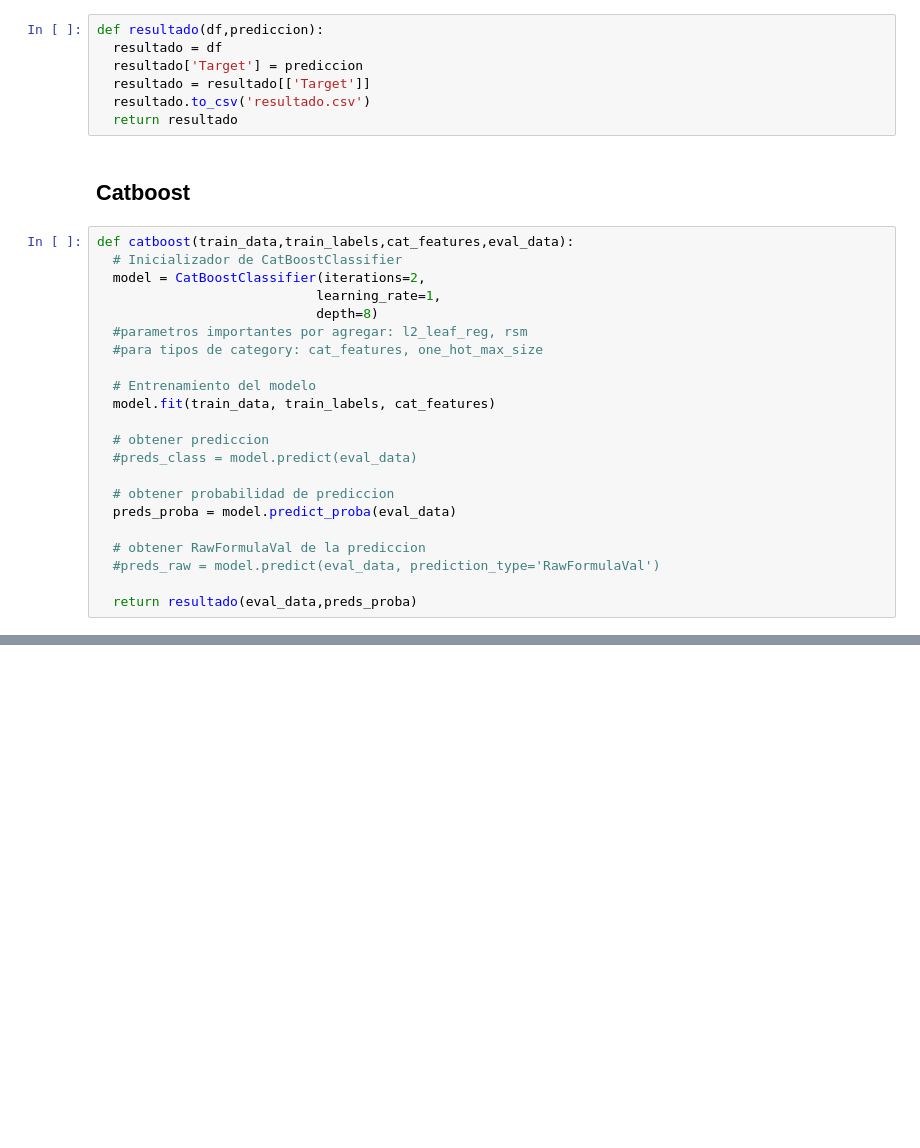
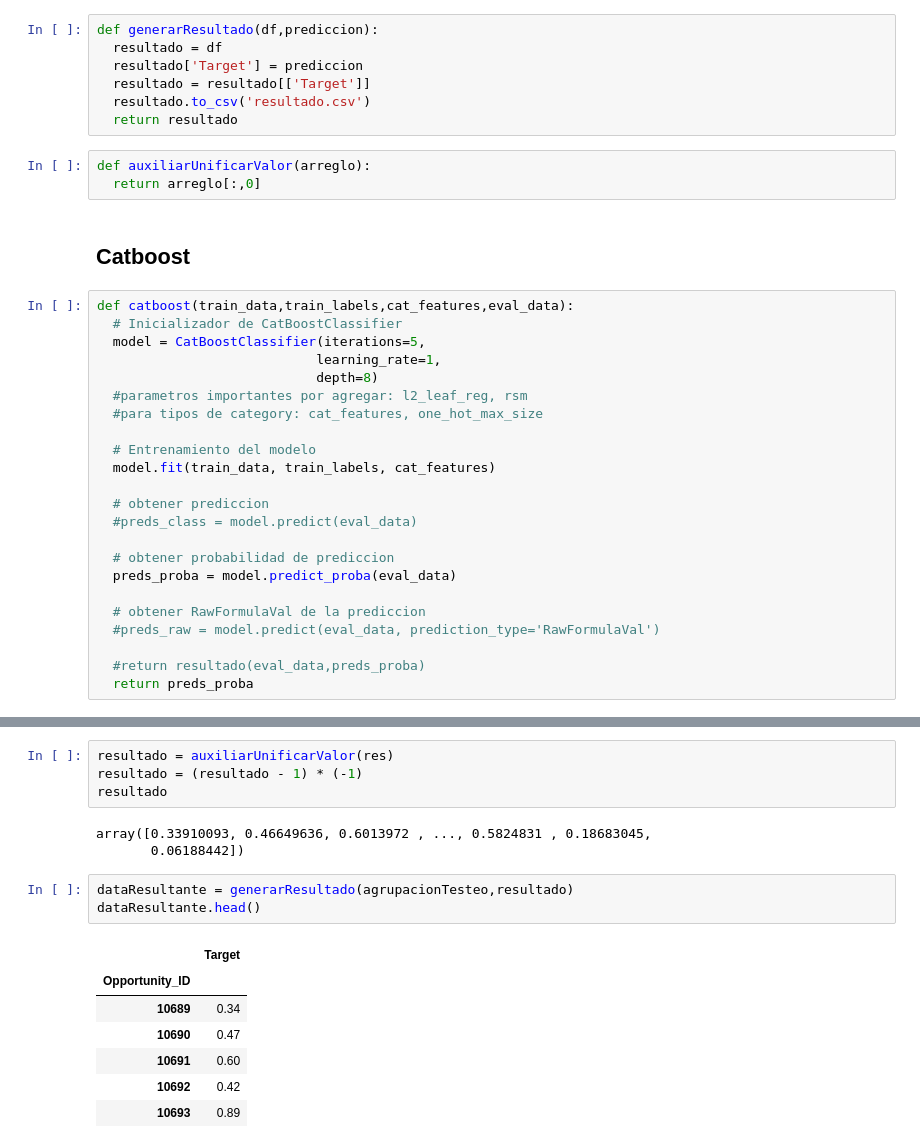
Before and after one commit to GIBelletti/TP2-Datos-2c-2020, a Jupyter notebook: TP2_2c_2020.ipynb, the cells around one changed output, grey strips where cells are left out. Cells and saved outputs as stored; diff of their text form; blank space fills up the shorter version.

Commit message:
errores resueltos
ahora puede hacer predicciones faltan los hiperparametros y features

```diff
--- a/TP2_2c_2020.ipynb
+++ b/TP2_2c_2020.ipynb
@@ -378,18 +412,21 @@ prueva.to_csv('prueva.csv')
 # %% [markdown]
 ## Resultado
 # %%
-def resultado(df,prediccion):
+def generarResultado(df,prediccion):
   resultado = df
   resultado['Target'] = prediccion
   resultado = resultado[['Target']]
   resultado.to_csv('resultado.csv')
   return resultado
+# %%
+def auxiliarUnificarValor(arreglo):
+  return arreglo[:,0]
 # %% [markdown]
 ## Catboost
 # %%
 def catboost(train_data,train_labels,cat_features,eval_data):
   # Inicializador de CatBoostClassifier
-  model = CatBoostClassifier(iterations=2,
+  model = CatBoostClassifier(iterations=5,
                             learning_rate=1,
                             depth=8)
   #parametros importantes por agregar: l2_leaf_reg, rsm
@@ -407,7 +444,8 @@ def catboost(train_data,train_labels,cat_features,eval_data):
   # obtener RawFormulaVal de la prediccion
   #preds_raw = model.predict(eval_data, prediction_type='RawFormulaVal')
 
-  return resultado(eval_data,preds_proba)
+  #return resultado(eval_data,preds_proba)
+  return preds_proba
 # %%
 listaDeCategoricas = ['Region','Territory','Product_Type','Product_Category_B']
 #listaDeCategoricas = []
@@ -417,0 +461,18 @@ CatBoostError: ignored
+# %%
+resultado = auxiliarUnificarValor(res)
+resultado = (resultado - 1) * (-1)
+resultado
+# %% [output]
+array([0.33910093, 0.46649636, 0.6013972 , ..., 0.5824831 , 0.18683045,
+       0.06188442])
+# %%
+dataResultante = generarResultado(agrupacionTesteo,resultado)
+dataResultante.head()
+# %% [output]
+|  | Target |
+| Opportunity_ID |  |
+| 10689 | 0.34 |
+| 10690 | 0.47 |
+| 10691 | 0.60 |
+| 10692 | 0.42 |
+| 10693 | 0.89 |
```
Also changed, not shown: parts of 7 cells of this notebook.
